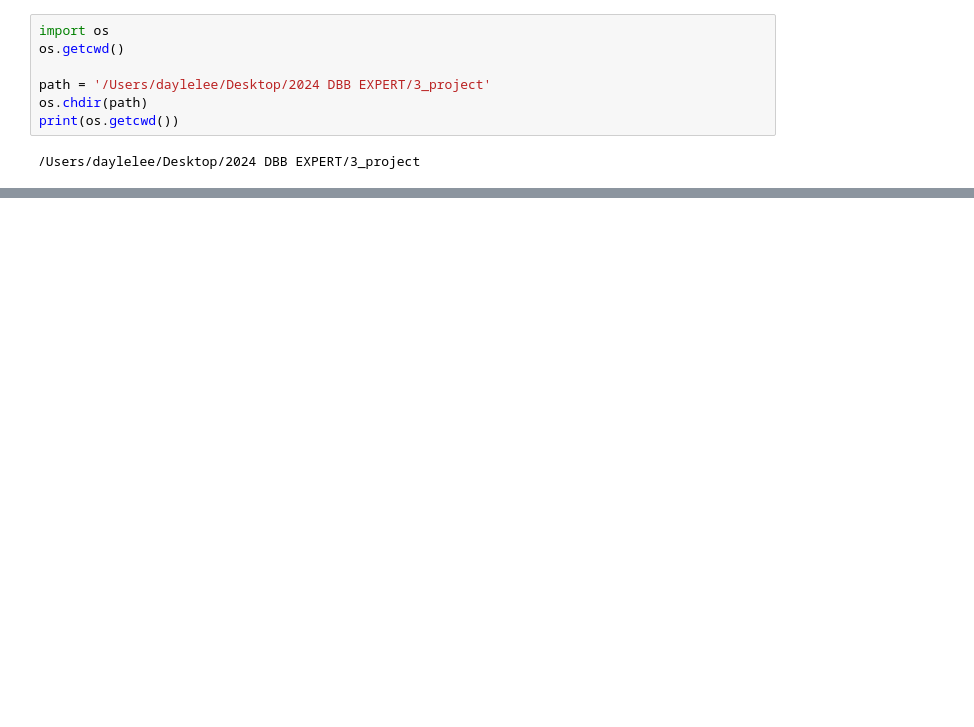
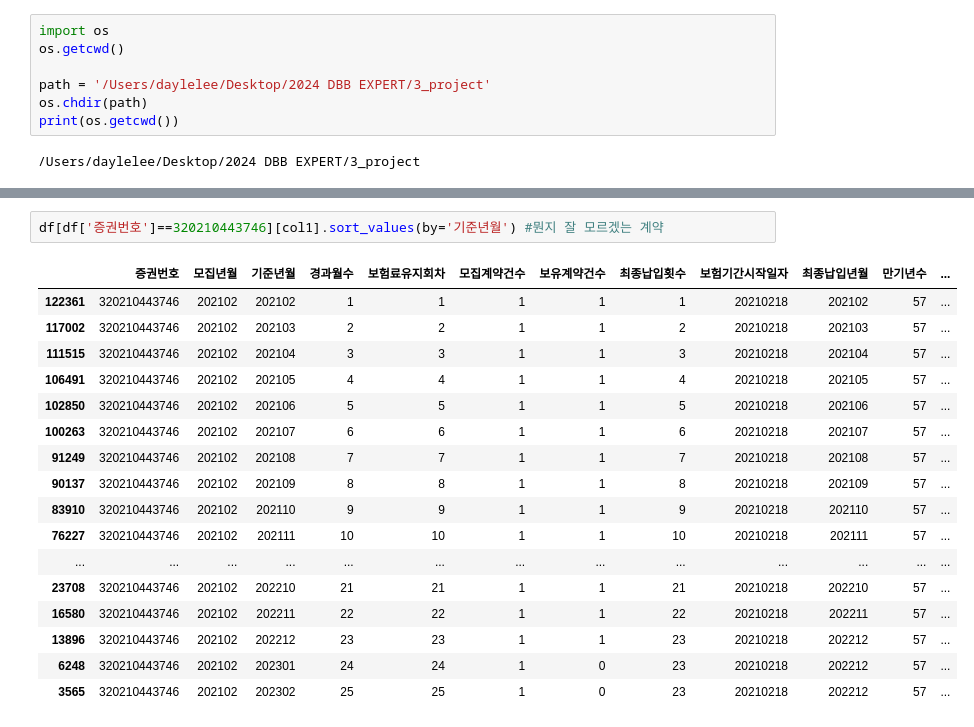
Before and after one commit to dhlee23/DBB-Expert, a Jupyter notebook: db_notes/DBB_장기모집계약유지율명세_월.ipynb, the cells around one changed output, grey strips where cells are left out. Drawn from its saved outputs; the diff is of its cells as text; blank space fills up the shorter version.

```diff
--- a/db_notes/DBB_장기모집계약유지율명세_월.ipynb
+++ b/db_notes/DBB_장기모집계약유지율명세_월.ipynb
@@ -203,0 +147,20 @@ df[['기준년월','모집년월','확정년월','보험기간시작일자','보
+# %%
+df[df['증권번호']==320210443746][col1].sort_values(by='기준년월') #뭔지 잘 모르겠는 계약
+# %% [output]
+|  | 증권번호 | 모집년월 | 기준년월 | 경과월수 | 보험료유지회차 | 모집계약건수 | 보유계약건수 | 최종납입횟수 | 보험기간시작일자 | 최종납입년월 | 만기년수 | ... |
+| 122361 | 320210443746 | 202102 | 202102 | 1 | 1 | 1 | 1 | 1 | 20210218 | 202102 | 57 | ... |
+| 117002 | 320210443746 | 202102 | 202103 | 2 | 2 | 1 | 1 | 2 | 20210218 | 202103 | 57 | ... |
+| 111515 | 320210443746 | 202102 | 202104 | 3 | 3 | 1 | 1 | 3 | 20210218 | 202104 | 57 | ... |
+| 106491 | 320210443746 | 202102 | 202105 | 4 | 4 | 1 | 1 | 4 | 20210218 | 202105 | 57 | ... |
+| 102850 | 320210443746 | 202102 | 202106 | 5 | 5 | 1 | 1 | 5 | 20210218 | 202106 | 57 | ... |
+| 100263 | 320210443746 | 202102 | 202107 | 6 | 6 | 1 | 1 | 6 | 20210218 | 202107 | 57 | ... |
+| 91249 | 320210443746 | 202102 | 202108 | 7 | 7 | 1 | 1 | 7 | 20210218 | 202108 | 57 | ... |
+| 90137 | 320210443746 | 202102 | 202109 | 8 | 8 | 1 | 1 | 8 | 20210218 | 202109 | 57 | ... |
+| 83910 | 320210443746 | 202102 | 202110 | 9 | 9 | 1 | 1 | 9 | 20210218 | 202110 | 57 | ... |
+| 76227 | 320210443746 | 202102 | 202111 | 10 | 10 | 1 | 1 | 10 | 20210218 | 202111 | 57 | ... |
+| ... | ... | ... | ... | ... | ... | ... | ... | ... | ... | ... | ... | ... |
+| 23708 | 320210443746 | 202102 | 202210 | 21 | 21 | 1 | 1 | 21 | 20210218 | 202210 | 57 | ... |
+| 16580 | 320210443746 | 202102 | 202211 | 22 | 22 | 1 | 1 | 22 | 20210218 | 202211 | 57 | ... |
+| 13896 | 320210443746 | 202102 | 202212 | 23 | 23 | 1 | 1 | 23 | 20210218 | 202212 | 57 | ... |
+| 6248 | 320210443746 | 202102 | 202301 | 24 | 24 | 1 | 0 | 23 | 20210218 | 202212 | 57 | ... |
+| 3565 | 320210443746 | 202102 | 202302 | 25 | 25 | 1 | 0 | 23 | 20210218 | 202212 | 57 | ... |
```
Also changed, not shown: parts of 33 cells of this notebook.
